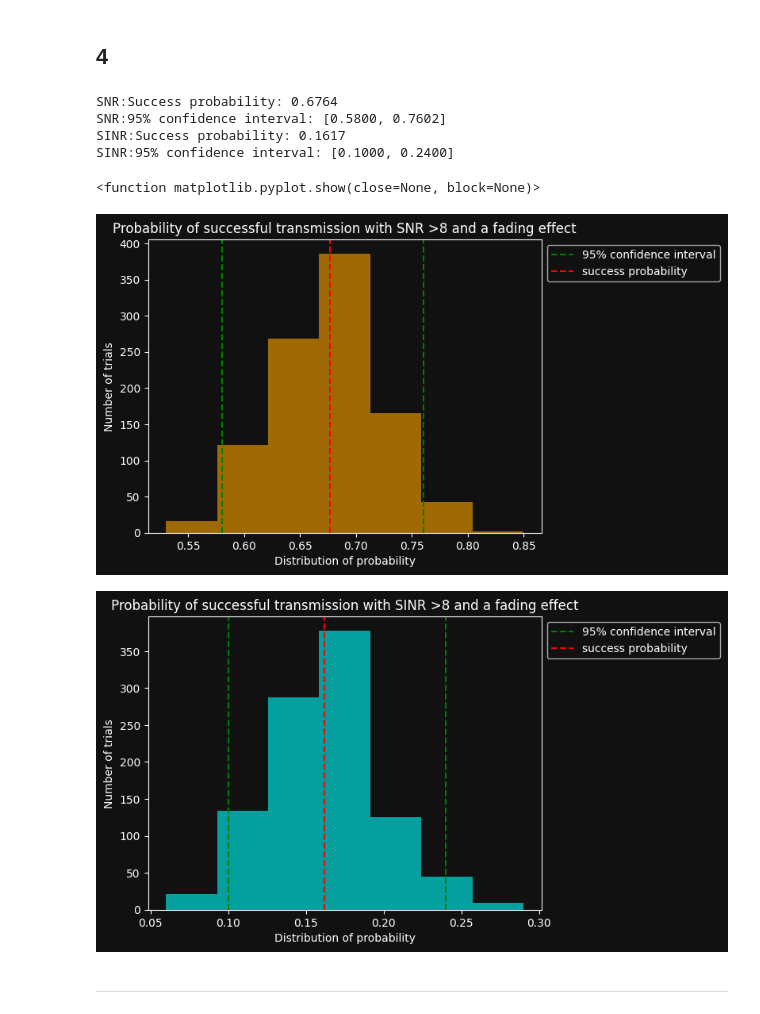
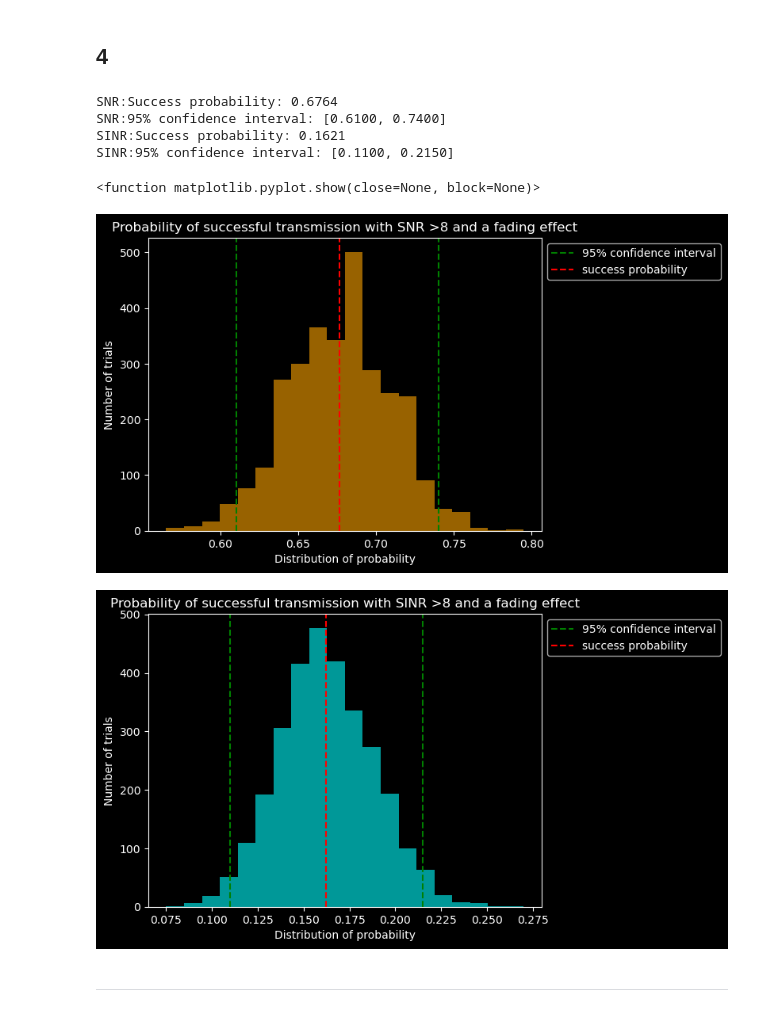
Before and after one commit to RED-PAND4/SPE_Homework, a Jupyter notebook: A2/SPE_HW2_Davide_Deborah.ipynb, the cells around one changed output. Saved outputs shown, nothing was run; the diff lists cells and outputs as text; code cells hidden in the pictures.

```diff
--- a/A2/SPE_HW2_Davide_Deborah.ipynb
+++ b/A2/SPE_HW2_Davide_Deborah.ipynb
@@ -174,15 +174,14 @@ plt.show()
 import random
 import matplotlib.pyplot as plt
 import numpy as np
-import seaborn as sns
 
 # Constants
 P_tx = 0.1
 N = 1.6e-4
-num_samples = 10000
-num_trials = 1000  # number of trials
-num_pairs = 100  # number of pairs per trial
-random.seed(42)
+num_samples = 20000
+num_trials = 3000  # number of trials
+num_pairs = 200  # number of pairs per trial
+random.seed(876567)
 
 def compute_distance(point1, point2):
     return np.sqrt((point1[0] - point2[0])**2 + (point1[1] - point2[1])**2)
@@ -230,7 +229,7 @@ confidence_interval = np.percentile(success_probabilities, [2.5, 97.5])
 print(f"Success probability: {success_probability:.4f}")
 print(f"95% confidence interval: [{confidence_interval[0]:.4f}, {confidence_interval[1]:.4f}]")
 
-plt.hist(success_probabilities, color='orange', alpha=0.6, bins=7)
+plt.hist(success_probabilities, color='orange', alpha=0.6, bins=20)
 plt.xlabel('Distribution of probability')
 plt.ylabel('Number of trials')
 plt.axvline(x=confidence_interval[0], color="green", ls = "--", label="95% confidence interval")
@@ -253,10 +252,10 @@ import numpy as np
 # Constants
 P_tx = 0.1
 N = 1.6e-4
-num_samples = 10000
-num_trials = 1000  # number of trials
-num_pairs = 100  # number of pairs per trial
-random.seed(42)
+num_samples = 20000
+num_trials = 3000  # number of trials
+num_pairs = 200  # number of pairs per trial
+random.seed(876567)
 
 def compute_distance(point1, point2):
     return np.sqrt((point1[0] - point2[0])**2 + (point1[1] - point2[1])**2)
@@ -305,7 +304,7 @@ confidence_interval = np.percentile(success_probabilities, [2.5, 97.5])
 print(f"Success probability: {success_probability:.4f}")
 print(f"95% confidence interval: [{confidence_interval[0]:.4f}, {confidence_interval[1]:.4f}]")
 
-plt.hist(success_probabilities, color='cyan', alpha=0.6, bins=7)
+plt.hist(success_probabilities, color='cyan', alpha=0.6, bins=20)
 plt.xlabel('Distribution of probability')
 plt.ylabel('Number of trials')
 plt.axvline(x=confidence_interval[0], color="green", ls = "--", label="95% confidence interval")
@@ -323,25 +322,23 @@ Success probability: 0.1055
 # %%
 import random
 import numpy as np
+from scipy.stats import expon
 
 # Constants
 P_tx = 0.1
 N = 1.6e-4
-num_samples = 10000
-num_sample_exp = 1000
-num_trials = 1000  # number of trials
-num_pairs = 100  # number of pairs per trial
-random.seed(42)
+num_samples = 20000
+num_trials = 3000  # number of trials
+num_pairs = 200  # number of pairs per trial
+random.seed(876567)
 
 # exponential variable ξtx
-e_mean = 1 # 1/lambda
-def sample_exponential(mean):
-    return -mean * np.log(1 - random.random())
+l = 1
+exp = expon(scale=1/l)
+
 
 def exp_def():
-    exp_samples = [sample_exponential(e_mean) for n in range(num_sample_exp)]
-    e_index = random.randint(0, num_sample_exp-1)
-    e = exp_samples[e_index]
+    e = exp.rvs(size=1)
     return e
 
 
@@ -420,40 +417,40 @@ for n in range(num_trials):
 success_probability_sinr = np.mean(success_probabilities_sinr)
 confidence_interval_sinr = np.percentile(success_probabilities_sinr, [2.5, 97.5], method='normal_unbiased')
 print(f"SINR:Success probability: {success_probability_sinr:.4f}")
 print(f"SINR:95% confidence interval: [{confidence_interval_sinr[0]:.4f}, {confidence_interval_sinr[1]:.4f}]")
 
 
 plt.figure(0)
-plt.hist(success_probabilities_snr, color='orange', alpha=0.6, bins=7)
+plt.hist(success_probabilities_snr, color='orange', alpha=0.6, bins=20)
 
 plt.xlabel('Distribution of probability')
 plt.ylabel('Number of trials')
 plt.axvline(x=confidence_interval_snr[0], color="green", ls = "--", label="95% confidence interval")
 plt.axvline(x=confidence_interval_snr[1], color="green", ls="--")
 plt.axvline(x=success_probability_snr, color="red", ls="--", label="success probability")
 plt.title( "Probability of successful transmission with SNR >8 and a fading effect")
 plt.legend(bbox_to_anchor=(1.0, 1), loc='upper left')
 plt.show
 
 plt.figure(1)
-plt.hist(success_probabilities_sinr, color='cyan', alpha=0.6, bins=7)
+plt.hist(success_probabilities_sinr, color='cyan', alpha=0.6, bins=20)
 
 plt.xlabel('Distribution of probability')
 plt.ylabel('Number of trials')
 plt.axvline(x=confidence_interval_sinr[0], color="green", ls = "--", label="95% confidence interval")
 plt.axvline(x=confidence_interval_sinr[1], color="green", ls="--")
 plt.axvline(x=success_probability_sinr, color="red", ls="--", label="success probability")
 plt.title( "Probability of successful transmission with SINR >8 and a fading effect")
 plt.legend(bbox_to_anchor=(1.0, 1), loc='upper left')
 plt.show
 # %% [output]
 SNR:Success probability: 0.6764
-SNR:95% confidence interval: [0.5800, 0.7602]
-SINR:Success probability: 0.1617
-SINR:95% confidence interval: [0.1000, 0.2400]
+SNR:95% confidence interval: [0.6100, 0.7400]
+SINR:Success probability: 0.1621
+SINR:95% confidence interval: [0.1100, 0.2150]
 <function matplotlib.pyplot.show(close=None, block=None)>
-[figure, old version]
+[figure, new version]
-[figure, old version]
+[figure, new version]
 # %% [markdown]
 
 
```
Also changed, not shown: parts of 2 cells of this notebook.
